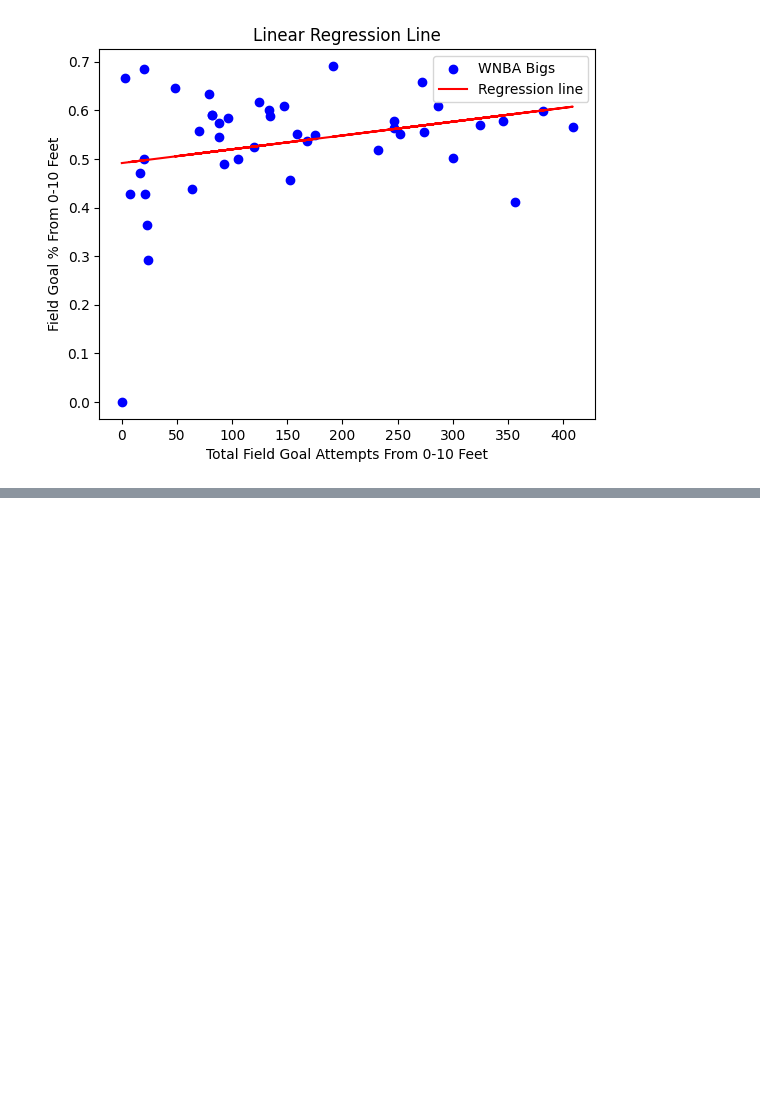
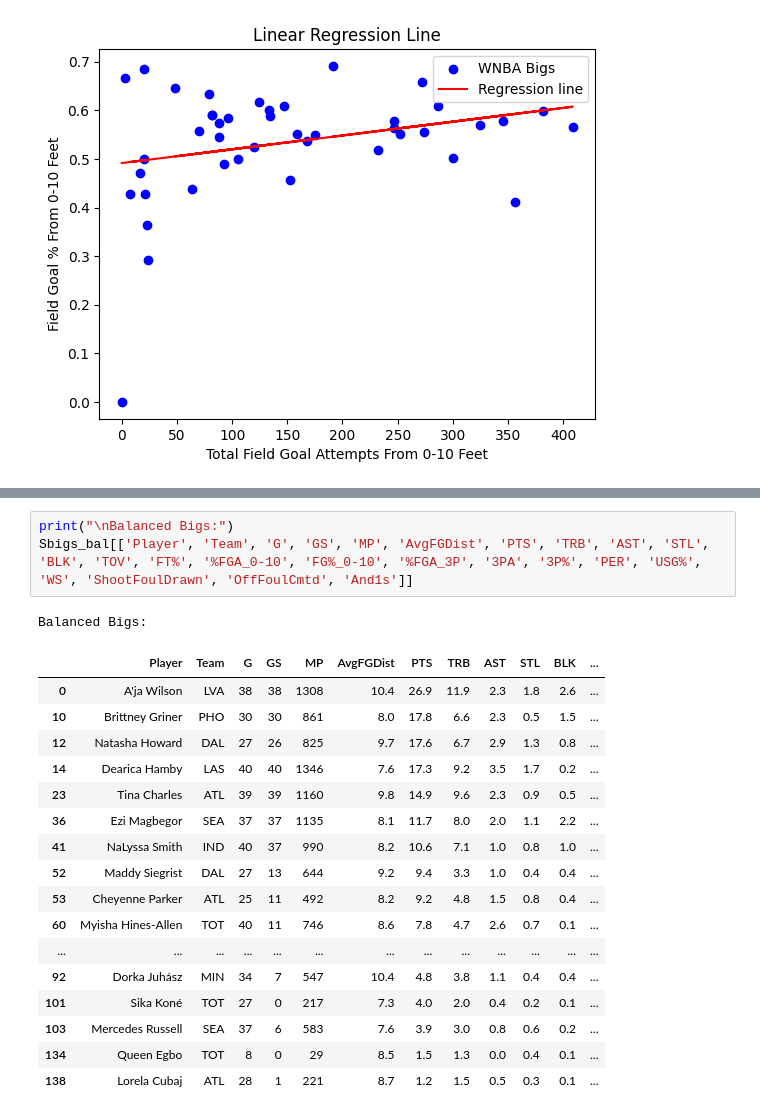
Before and after one commit to vtrackstar/Google-DA-Projects, a Jupyter notebook: 2024-wnba-bigs-linear-regression-and-kmeans.ipynb, the cells around one changed output, grey strips where cells are left out. Drawn from its saved outputs; the diff is of its cells as text; blank space fills up the shorter version.

```diff
--- a/2024-wnba-bigs-linear-regression-and-kmeans.ipynb
+++ b/2024-wnba-bigs-linear-regression-and-kmeans.ipynb
@@ -281,0 +247,22 @@ Stretch Bigs:
+# %%
+print("\nBalanced Bigs:")
+Sbigs_bal[['Player', 'Team', 'G', 'GS', 'MP', 'AvgFGDist', 'PTS', 'TRB', 'AST', 'STL', 'BLK', 'TOV', 'FT%', '%FGA_0-10', 'FG%_0-10', '%FGA_3P', '3PA', '3P%', 'PER', 'USG%', 'WS', 'ShootFoulDrawn', 'OffFoulCmtd', 'And1s']]
+# %% [output]
+Balanced Bigs:
+|  | Player | Team | G | GS | MP | AvgFGDist | PTS | TRB | AST | STL | BLK | ... |
+| 0 | A'ja Wilson | LVA | 38 | 38 | 1308 | 10.4 | 26.9 | 11.9 | 2.3 | 1.8 | 2.6 | ... |
+| 10 | Brittney Griner | PHO | 30 | 30 | 861 | 8.0 | 17.8 | 6.6 | 2.3 | 0.5 | 1.5 | ... |
+| 12 | Natasha Howard | DAL | 27 | 26 | 825 | 9.7 | 17.6 | 6.7 | 2.9 | 1.3 | 0.8 | ... |
+| 14 | Dearica Hamby | LAS | 40 | 40 | 1346 | 7.6 | 17.3 | 9.2 | 3.5 | 1.7 | 0.2 | ... |
+| 23 | Tina Charles | ATL | 39 | 39 | 1160 | 9.8 | 14.9 | 9.6 | 2.3 | 0.9 | 0.5 | ... |
+| 36 | Ezi Magbegor | SEA | 37 | 37 | 1135 | 8.1 | 11.7 | 8.0 | 2.0 | 1.1 | 2.2 | ... |
+| 41 | NaLyssa Smith | IND | 40 | 37 | 990 | 8.2 | 10.6 | 7.1 | 1.0 | 0.8 | 1.0 | ... |
+| 52 | Maddy Siegrist | DAL | 27 | 13 | 644 | 9.2 | 9.4 | 3.3 | 1.0 | 0.4 | 0.4 | ... |
+| 53 | Cheyenne Parker | ATL | 25 | 11 | 492 | 8.2 | 9.2 | 4.8 | 1.5 | 0.8 | 0.4 | ... |
+| 60 | Myisha Hines-Allen | TOT | 40 | 11 | 746 | 8.6 | 7.8 | 4.7 | 2.6 | 0.7 | 0.1 | ... |
+| ... | ... | ... | ... | ... | ... | ... | ... | ... | ... | ... | ... | ... |
+| 92 | Dorka Juhász | MIN | 34 | 7 | 547 | 10.4 | 4.8 | 3.8 | 1.1 | 0.4 | 0.4 | ... |
+| 101 | Sika Koné | TOT | 27 | 0 | 217 | 7.3 | 4.0 | 2.0 | 0.4 | 0.2 | 0.1 | ... |
+| 103 | Mercedes Russell | SEA | 37 | 6 | 583 | 7.6 | 3.9 | 3.0 | 0.8 | 0.6 | 0.2 | ... |
+| 134 | Queen Egbo | TOT | 8 | 0 | 29 | 8.5 | 1.5 | 1.3 | 0.0 | 0.4 | 0.1 | ... |
+| 138 | Lorela Cubaj | ATL | 28 | 1 | 221 | 8.7 | 1.2 | 1.5 | 0.5 | 0.3 | 0.1 | ... |
```
Also changed, not shown: parts of 6 cells of this notebook.
